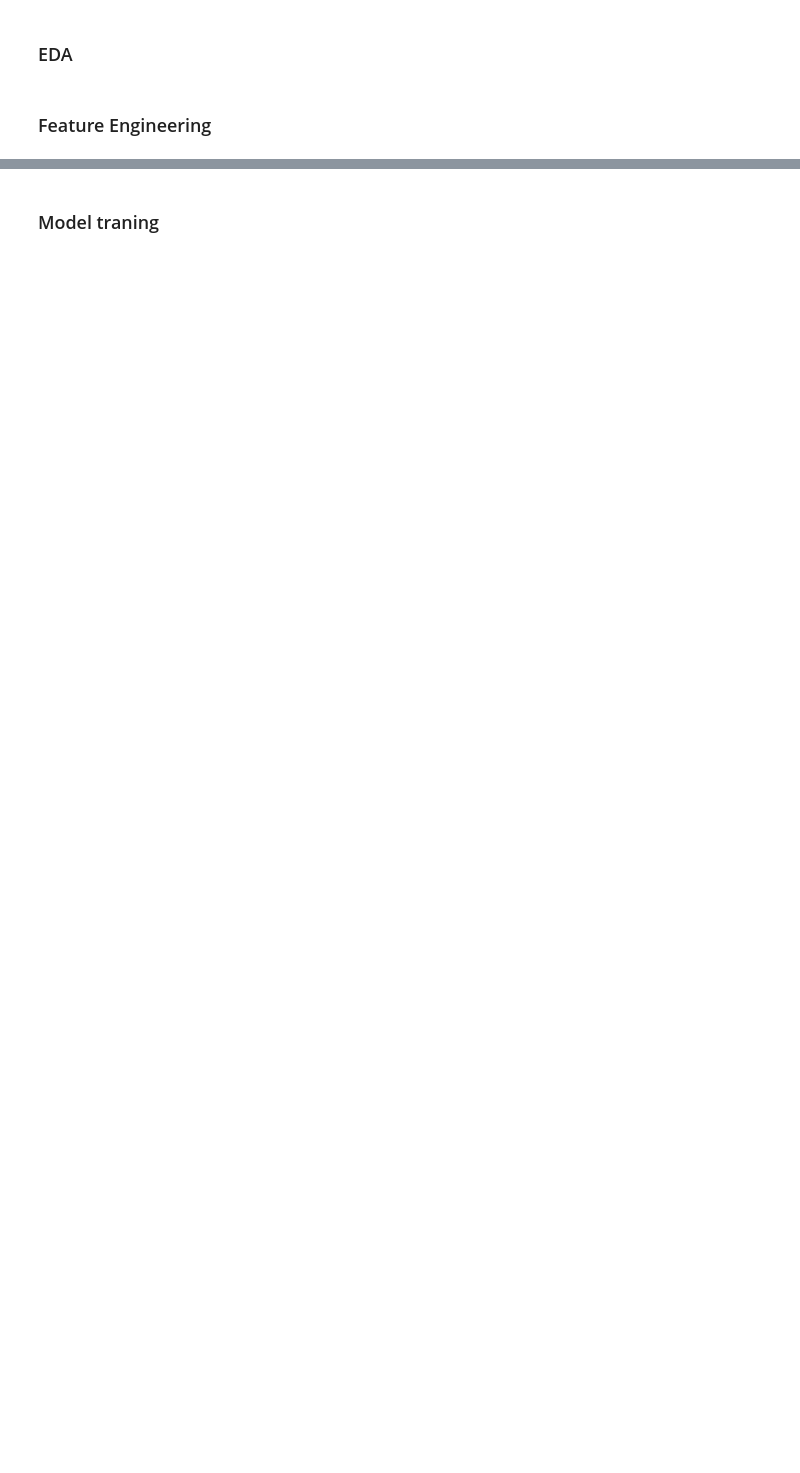
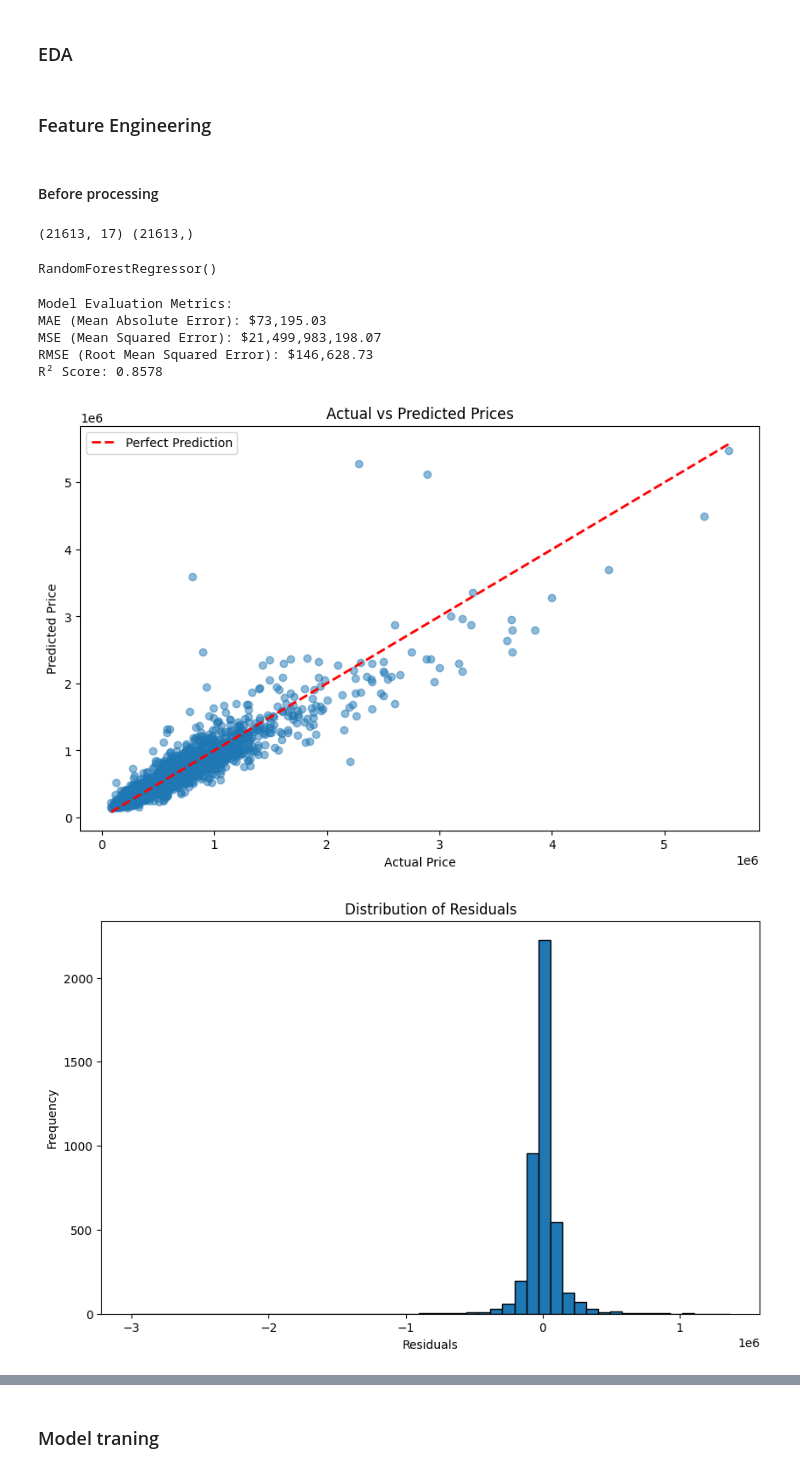
Before and after one commit to trandinhthang203/Machine-Learning-Projects, a Jupyter notebook: ML/house.ipynb, the cells around one changed output, grey strips where cells are left out. Cells and saved outputs as stored; diff of their text form; code cells hidden in the pictures; blank space fills up the shorter version.

Commit message:
train muitl model

```diff
--- a/ML/house.ipynb
+++ b/ML/house.ipynb
@@ -185,0 +212,62 @@ for j in range(i+1, len(axes)):
+# %% [markdown]
+#### Before processing
+# %%
+X = df.drop(columns=["price"])
+y = df["price"]
+print(X.shape, y.shape)
+# %% [output]
+(21613, 17) (21613,)
+# %%
+X_train, X_test, y_train, y_test = train_test_split(X, y, test_size=0.2, random_state=42)
+# %%
+model = RandomForestRegressor()
+model.fit(X_train, y_train)
+# %% [output]
+RandomForestRegressor()
+# %%
+from sklearn.metrics import mean_absolute_error, mean_squared_error, r2_score
+import numpy as np
+
+y_pred = model.predict(X_test)
+
+# Tính các metrics
+mae = mean_absolute_error(y_test, y_pred)
+mse = mean_squared_error(y_test, y_pred)
+rmse = np.sqrt(mse)  # Root Mean Squared Error
+r2 = r2_score(y_test, y_pred)
+
+# In kết quả rõ ràng
+print("Model Evaluation Metrics:")
+print(f"MAE (Mean Absolute Error): ${mae:,.2f}")
+print(f"MSE (Mean Squared Error): ${mse:,.2f}")
+print(f"RMSE (Root Mean Squared Error): ${rmse:,.2f}")
+print(f"R² Score: {r2:.4f}")
+# %% [output]
+Model Evaluation Metrics:
+MAE (Mean Absolute Error): $73,195.03
+MSE (Mean Squared Error): $21,499,983,198.07
+RMSE (Root Mean Squared Error): $146,628.73
+R² Score: 0.8578
+# %%
+# So sánh giá thực tế vs dự đoán
+plt.figure(figsize=(10, 6))
+plt.scatter(y_test, y_pred, alpha=0.5)
+plt.plot([y_test.min(), y_test.max()], [y_test.min(), y_test.max()],
+         'r--', lw=2, label='Perfect Prediction')
+plt.xlabel('Actual Price')
+plt.ylabel('Predicted Price')
+plt.title('Actual vs Predicted Prices')
+plt.legend()
+plt.show()
+
+# Phân phối residuals (sai số)
+residuals = y_test - y_pred
+plt.figure(figsize=(10, 6))
+plt.hist(residuals, bins=50, edgecolor='black')
+plt.xlabel('Residuals')
+plt.ylabel('Frequency')
+plt.title('Distribution of Residuals')
+plt.show()
+# %% [output]
+[figure, added]
+[figure, added]
```
Also changed, not shown: parts of 11 cells of this notebook.
